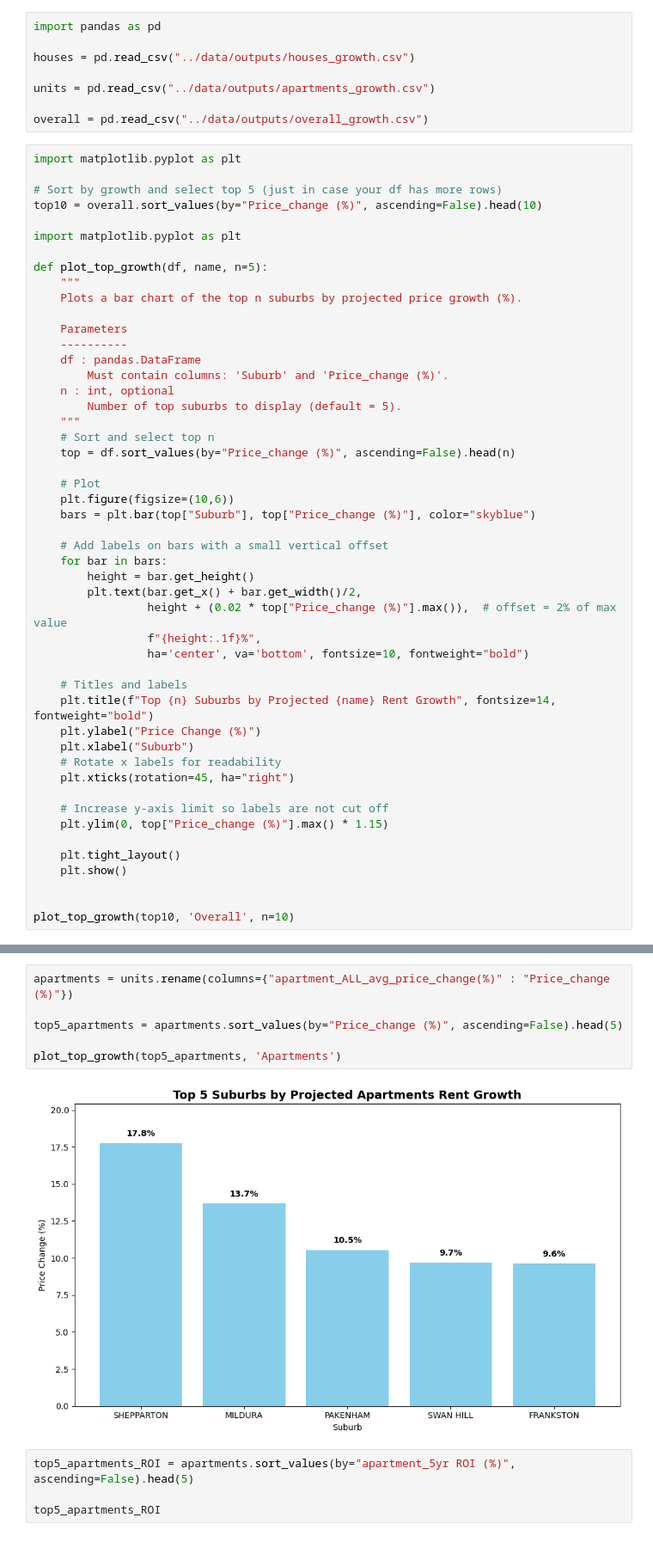
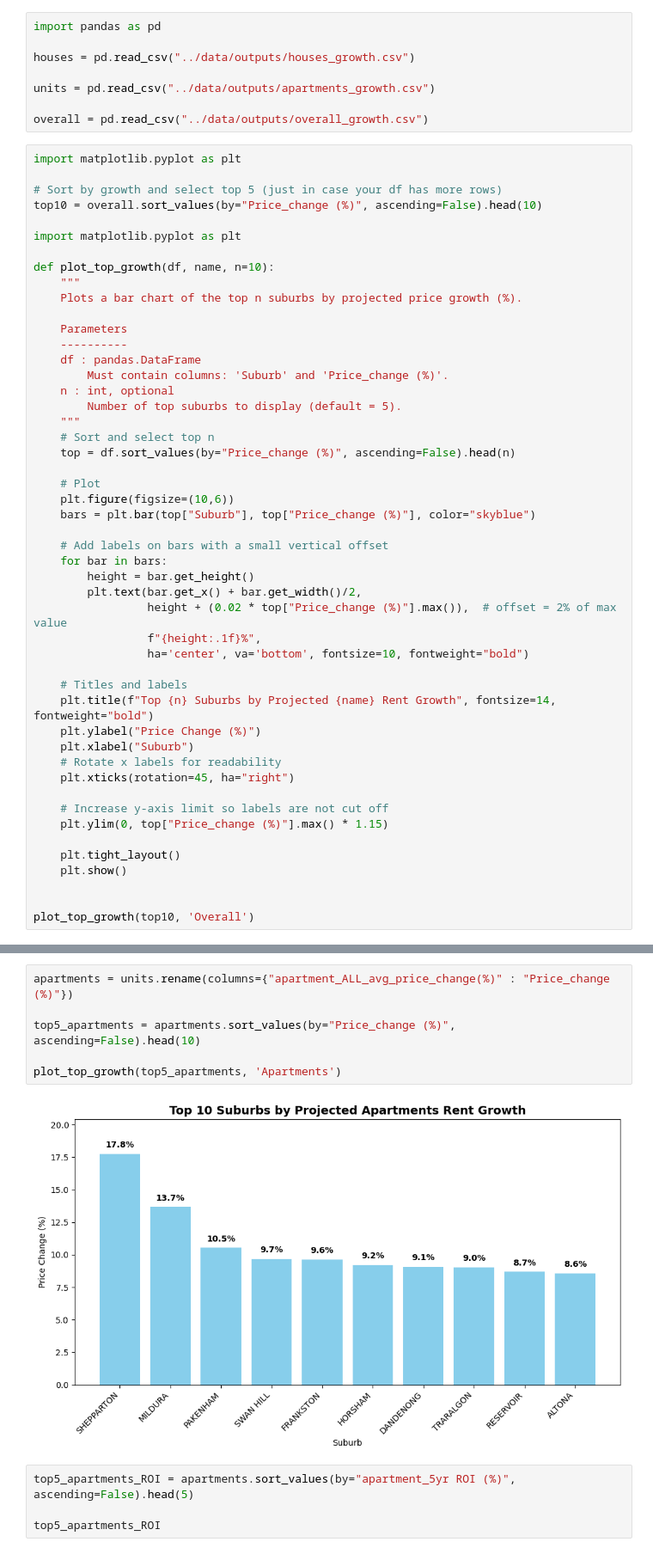
Before and after one commit to bicicow03/Group-Project-Real-Estate-Industry-Analysis, a Jupyter notebook: notebooks/summary_notebook.ipynb, the cells around one changed output, grey strips where cells are left out. Shown at 86% size. Drawn from its saved outputs; the diff is of its cells as text.

```diff
--- a/notebooks/summary_notebook.ipynb
+++ b/notebooks/summary_notebook.ipynb
@@ -331,7 +331,7 @@ top10 = overall.sort_values(by="Price_change (%)", ascending=False).head(10)
 
 import matplotlib.pyplot as plt
 
-def plot_top_growth(df, name, n=5):
+def plot_top_growth(df, name, n=10):
     """
     Plots a bar chart of the top n suburbs by projected price growth (%).
 
@@ -371,7 +371,7 @@ def plot_top_growth(df, name, n=5):
     plt.show()
 
 
-plot_top_growth(top10, 'Overall', n=10)
+plot_top_growth(top10, 'Overall')
 # %% [output]
 [figure]
 # %%
@@ -385,11 +385,11 @@ plot_top_growth(top5_houses, 'Houses')
 # %%
 apartments = units.rename(columns={"apartment_ALL_avg_price_change(%)" : "Price_change (%)"})
 
-top5_apartments = apartments.sort_values(by="Price_change (%)", ascending=False).head(5)
+top5_apartments = apartments.sort_values(by="Price_change (%)", ascending=False).head(10)
 
 plot_top_growth(top5_apartments, 'Apartments')
 # %% [output]
-[figure, old version]
+[figure, new version]
 # %%
 top5_apartments_ROI = apartments.sort_values(by="apartment_5yr ROI (%)", ascending=False).head(5)
 
```
Also changed, not shown: parts of 2 cells of this notebook, 1 other file.
